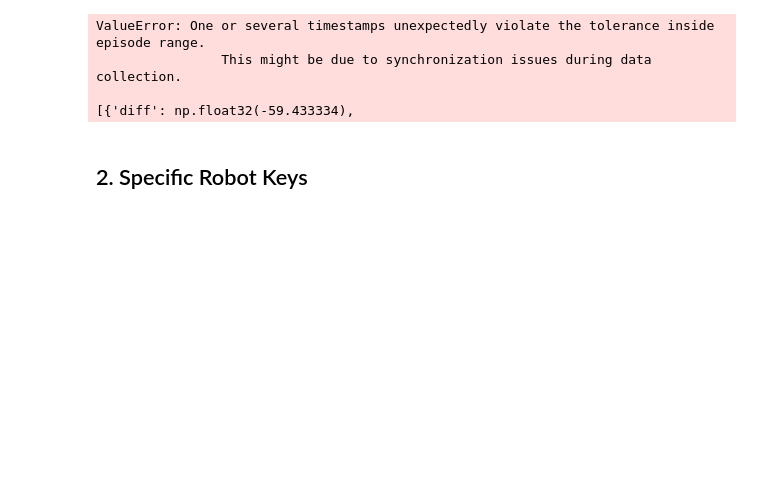
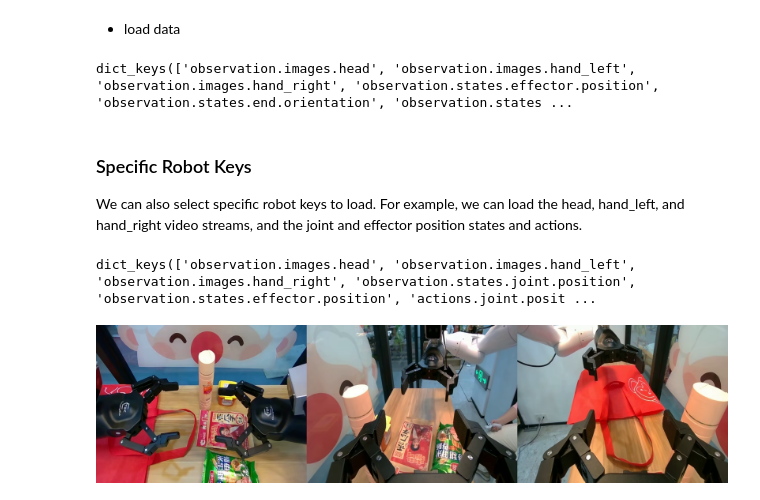
Before and after one commit to EO-Robotics/EO1, a Jupyter notebook: getting_started/1_load_dataset.ipynb, the cells around one changed output. Drawn from its saved outputs; the diff is of its cells as text; code cells hidden in the pictures; blank space fills up the shorter version.

```diff
--- a/getting_started/1_load_dataset.ipynb
+++ b/getting_started/1_load_dataset.ipynb
@@ -31,11 +47,12 @@ LeRobotDatasetMetadata({
 })',
+# %% [markdown]
+- load data
 # %%
 select_action_keys = [k for k in meta.features if k.startswith("action")]
 
 dataset = LeRobotDataset(
     repo_id="demos25",
     root="../demo_data/demos25",
-    tolerance_s=1e-3,
     delta_timestamps={
         k: [i / meta.fps for i in range(0, 50)]
         for k in select_action_keys
@@ -43,25 +60,32 @@ dataset = LeRobotDataset(
 )
 dataset[0].keys()
 # %% [output]
-ValueError: One or several timestamps unexpectedly violate the tolerance inside episode range.
-                This might be due to synchronization issues during data collection.
-
-[{'diff': np.float32(-59.433334),
+dict_keys(['observation.images.head', 'observation.images.hand_left', 'observation.images.hand_right', 'observation.states.effector.position', 'observation.states.end.orientation', 'observation.states ...
 # %% [markdown]
-## 2. Specific Robot Keys
+### Specific Robot Keys
+We can also select specific robot keys to load. For example, we can load the head, hand_left, and hand_right video streams, and the joint and effector position states and actions.
 # %%
 from lerobot.datasets.lerobot_dataset import LeRobotDatasetMetadata
 
 from eo.data.lerobot_dataset import LeRobotDataset
 
 dataset = LeRobotDataset(
-    repo_id="libero_10_no_noops_1.0.0_lerobot",
-    root="/nvme/eorobotics-oss/DATA/libero_10_no_noops_1.0.0_lerobot",
-    episodes=[0],
-    select_video_keys=["observation.images.image"],
-    select_state_keys=["observation.state"],
-    select_action_keys=["action"],
-    delta_timestamps={k: [i / meta.fps for i in range(0, 32)] for k in ["action"]}
+    repo_id="demos25",
+    root="../demo_data/demos25",
+    select_video_keys=["observation.images.head", 'observation.images.hand_left', 'observation.images.hand_right'],
+    select_state_keys=["observation.states.joint.position", "observation.states.effector.position"],
+    select_action_keys=["actions.joint.position", "actions.effector.position"],
+    delta_timestamps={k: [i / meta.fps for i in range(0, 1500)] for k in ["actions.joint.position", "actions.effector.position"]}
 )
-
-dataset[0].keys()
+item = dataset[0]
+item.keys()
+# %% [output]
+dict_keys(['observation.images.head', 'observation.images.hand_left', 'observation.images.hand_right', 'observation.states.joint.position', 'observation.states.effector.position', 'actions.joint.posit ...
+# %%
+from PIL import Image
+import numpy as np
+image = np.concatenate([dataset[0][k].permute(1, 2, 0).numpy() for \
+    k in dataset.select_video_keys], axis=1) * 255
+Image.fromarray(image.astype(np.uint8))
+# %% [output]
+[figure, added]
```
Also changed, not shown: parts of 19 cells of this notebook, 24 other files.
